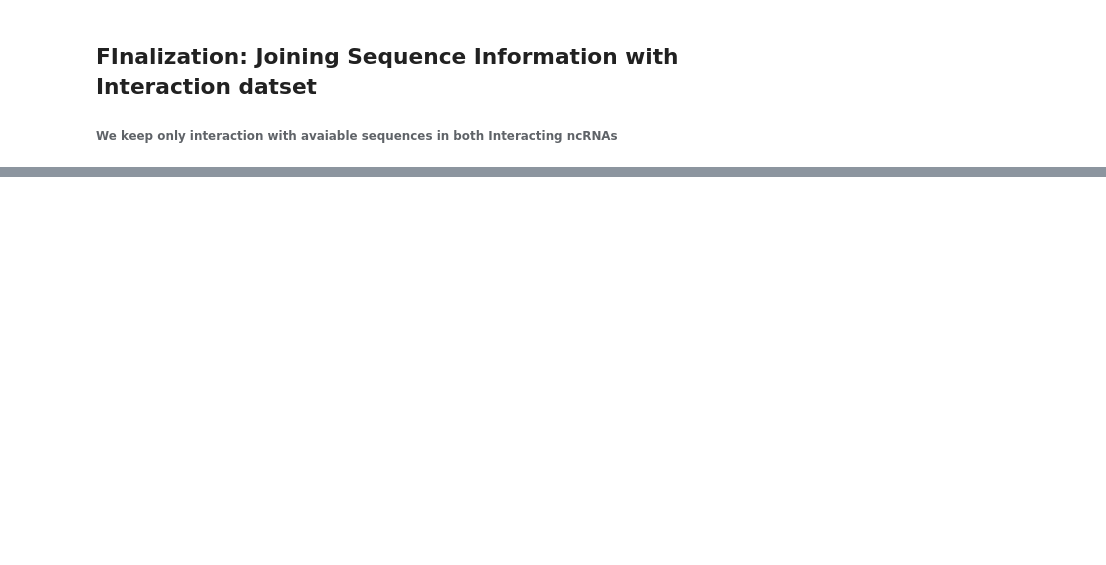
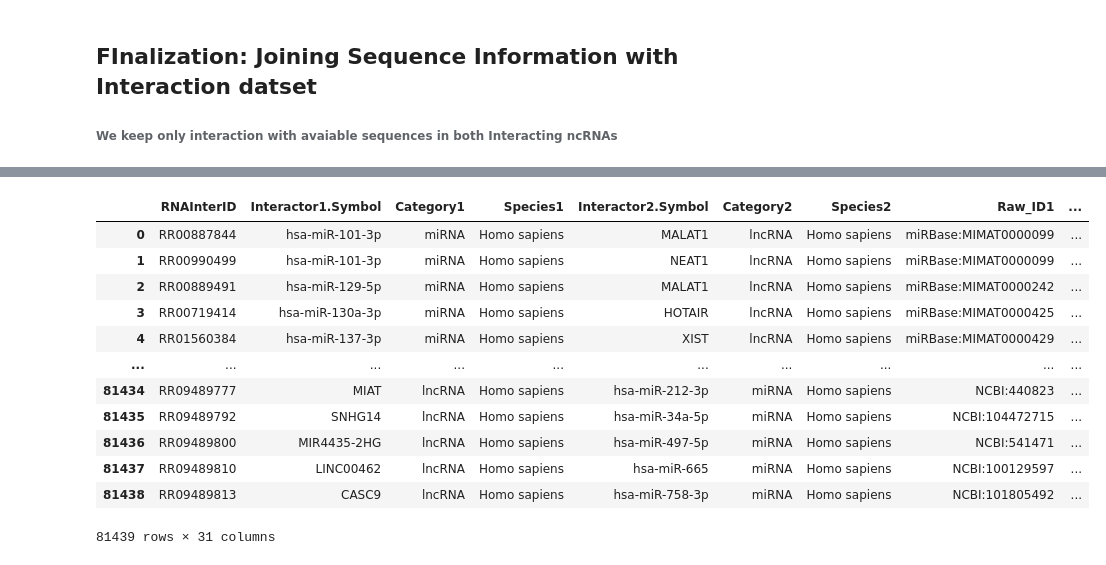
Before and after one commit to AnacletoLAB/RNAInterSeq, a Jupyter notebook: RNAInter_sequence_map.ipynb, the cells around one changed output, grey strips where cells are left out. Cells and saved outputs as stored; diff of their text form; code cells hidden in the pictures; blank space fills up the shorter version.

```diff
--- a/RNAInter_sequence_map.ipynb
+++ b/RNAInter_sequence_map.ipynb
@@ -1074,6 +1075,9 @@ RNAcentral: fraction retained = 0.483
 # %% [markdown]
 <h3>Final step for sequence conversion: Symbol from RNAInter</h3>
 # %%
+import pandas as pd
+rna_entities_trial_stepFour = pd.read_pickle("rna_entities_trial_stepFour.pkl")
+
 # we start from rna_entities_trial_stepFour
 # 1. for each row we search if RNAcentral has a corresponding external ID, with related taxID and ncRNA type.
 # 2. if the corresponding ID exists, and RNAcentral id bucket is empty, add the id/s to the bucket. Nice!
@@ -1081,3 +1085,6 @@ RNAcentral: fraction retained = 0.483
 # 4. if the corresponding ID exist, and it is > 1, and RNAcentral id bucket is not empty: add new RNAcentral IDs, if not present already.
 
 # Keep track of point 1, 2, 3 and 4 numbers (How many we added.)
+
+
+qrc.external_to_rnacentral('Gm24029', '10090')
@@ -1102,5 +1233,7 @@ compute_stats(rna_entities_trial_stepFive)
 # %% [markdown]
 <h2>RNAcentral sequence retrieval, and GO terms retrieval</h2>
+# %%
+rna_entities_trial_stepFour = pd.read_pickle("rna_entities_trial_stepFour.pkl")
 # %%
 # input dataframe: rna_entities_trial_stepFour
 # 1. retrieve RNAcentral sequences: rnacentral_to_sequence -> list in 'sequences' column
@@ -1128,6 +1261,27 @@ from tqdm import tqdm
 # ----------------------------
 # Helper functions
 # ----------------------------
+
+def normalize_rnacentral_bucket(bucket):
+    """
+    Accepts:
+      - []
+      - ['URS...', 'URS...']
+      - [['URS...', 'URS...'], ['URS...']]
+    Returns:
+      - flat list[str]
+    """
+    if not bucket:
+        return []
+
+    flat = []
+    for x in bucket:
+        if isinstance(x, list):
+            flat.extend(x)
+        else:
+            flat.append(x)
+    return flat
+
 
 def clean_rna_sequence(seq: str) -> str:
     """
@@ -1183,9 +1337,12 @@ def enrich_rnacentral(row):
     """
     row['ID_buckets']['RNAcentral'] is expected to be list of lists of RNAcentral IDs
     """
-    rc_buckets = row.get("ID_buckets", {}).get("RNAcentral", [])
+    rc_bucket = row.get("ID_buckets", {}).get("RNAcentral", [])
+    rc_ids = normalize_rnacentral_bucket(rc_bucket)
+
+    #rc_buckets = row.get("ID_buckets", {}).get("RNAcentral", [])
     # flatten list-of-lists
-    rc_ids = [rc for sublist in rc_buckets for rc in sublist]
+    #rc_ids = [rc for sublist in rc_buckets for rc in sublist]
 
     # sequences
     row['sequences'] = get_rnacentral_sequences(rc_ids)
@@ -1340,0 +1641,16 @@ TODO
+# %%
+df_filt_final
+# %% [output]
+|  | RNAInterID | Interactor1.Symbol | Category1 | Species1 | Interactor2.Symbol | Category2 | Species2 | Raw_ID1 | ... |
+| 0 | RR00887844 | hsa-miR-101-3p | miRNA | Homo sapiens | MALAT1 | lncRNA | Homo sapiens | miRBase:MIMAT0000099 | ... |
+| 1 | RR00990499 | hsa-miR-101-3p | miRNA | Homo sapiens | NEAT1 | lncRNA | Homo sapiens | miRBase:MIMAT0000099 | ... |
+| 2 | RR00889491 | hsa-miR-129-5p | miRNA | Homo sapiens | MALAT1 | lncRNA | Homo sapiens | miRBase:MIMAT0000242 | ... |
+| 3 | RR00719414 | hsa-miR-130a-3p | miRNA | Homo sapiens | HOTAIR | lncRNA | Homo sapiens | miRBase:MIMAT0000425 | ... |
+| 4 | RR01560384 | hsa-miR-137-3p | miRNA | Homo sapiens | XIST | lncRNA | Homo sapiens | miRBase:MIMAT0000429 | ... |
+| ... | ... | ... | ... | ... | ... | ... | ... | ... | ... |
+| 81434 | RR09489777 | MIAT | lncRNA | Homo sapiens | hsa-miR-212-3p | miRNA | Homo sapiens | NCBI:440823 | ... |
+| 81435 | RR09489792 | SNHG14 | lncRNA | Homo sapiens | hsa-miR-34a-5p | miRNA | Homo sapiens | NCBI:104472715 | ... |
+| 81436 | RR09489800 | MIR4435-2HG | lncRNA | Homo sapiens | hsa-miR-497-5p | miRNA | Homo sapiens | NCBI:541471 | ... |
+| 81437 | RR09489810 | LINC00462 | lncRNA | Homo sapiens | hsa-miR-665 | miRNA | Homo sapiens | NCBI:100129597 | ... |
+| 81438 | RR09489813 | CASC9 | lncRNA | Homo sapiens | hsa-miR-758-3p | miRNA | Homo sapiens | NCBI:101805492 | ... |
+81439 rows × 31 columns
```
Also changed, not shown: parts of 23 cells of this notebook.
